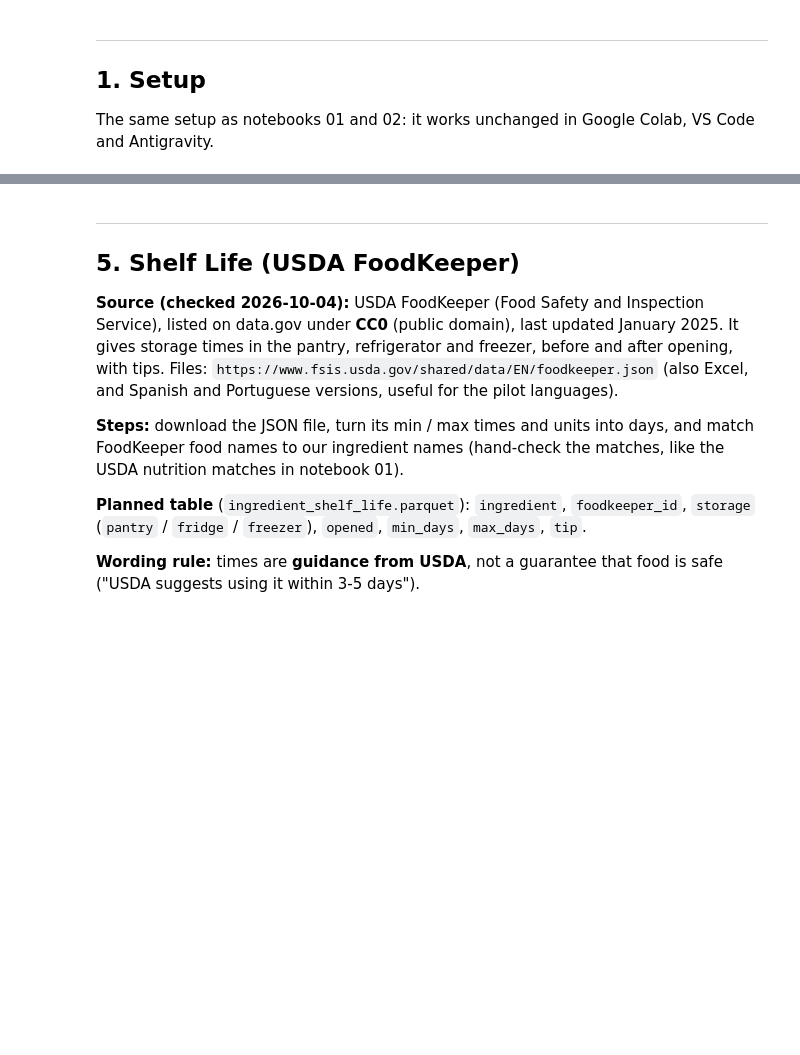
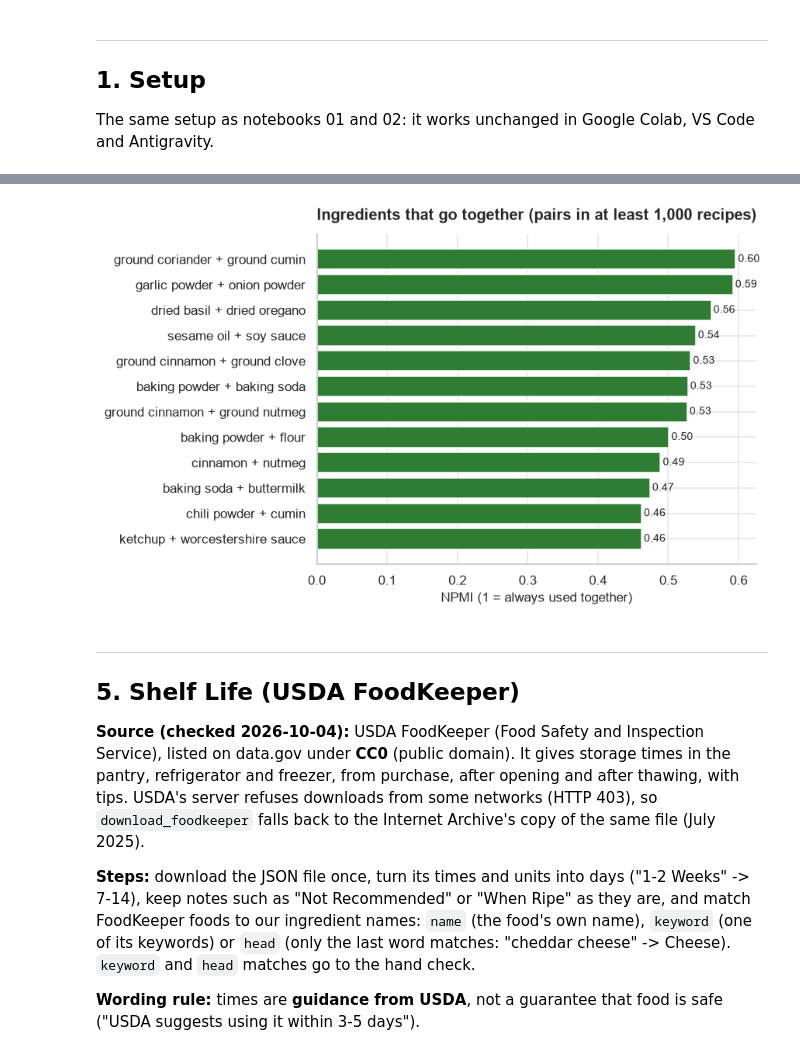
Before and after one commit to Chloe-Tu2/The-EverFlavor-AI, a Jupyter notebook: notebooks/04_ingredient_knowledge.ipynb, the cells around one changed output, grey strips where cells are left out. Drawn from its saved outputs; the diff is of its cells as text; code cells hidden in the pictures; blank space fills up the shorter version.

```diff
--- a/notebooks/04_ingredient_knowledge.ipynb
+++ b/notebooks/04_ingredient_knowledge.ipynb
@@ -137,0 +149,22 @@ else:
+# %%
+import kagglehub
+import matplotlib.pyplot as plt
+
+from everflavor.charts import label_bars, set_chart_style, show_figure
+from everflavor.knowledge import (
+    ALCOHOL_FREE_SWAPS,
+    download_foodkeeper,
+    foodkeeper_table,
+    ingredient_pairings,
+    match_shelf_life,
+    names_in_languages,
+    substitution_effects,
+    substitutions_from_reviews,
+    wikidata_matches,
+)
+
+set_chart_style()
+pd.set_option("display.max_colwidth", 90)
+recipes = pd.read_parquet(ALL_RECIPES_FILE, columns=["recipe_id", "ingredient_list", "cuisine_family", "origin_country"])
+ingredient_counts = pd.Series([i for items in recipes["ingredient_list"] for i in items]).value_counts()
+print(f"{len(recipes):,} recipes, {len(ingredient_counts):,} different ingredient names")
@@ -236,5 +340,9 @@ Only pairs seen in at least a minimum number of recipes are kept, so rare pairs
-# %%
-def ingredient_pairings(recipes: pd.DataFrame, scope_column: str | None = None,
-                        min_recipes: int = 30) -> pd.DataFrame:
-    """PMI of ingredient pairs, overall or within each value of `scope_column`."""
-    raise NotImplementedError("sketch: pairing scores")
+# %%
+PAIR_MIN_RECIPES = 30   # team decision (section 6)
+
+pairings = pd.concat([ingredient_pairings(recipes, None, PAIR_MIN_RECIPES),
+                      ingredient_pairings(recipes, "cuisine_family", PAIR_MIN_RECIPES),
+                      ingredient_pairings(recipes, "origin_country", PAIR_MIN_RECIPES)], ignore_index=True)
+pairings.to_parquet(PAIRINGS_FILE, index=False)
+print(f"Saved {len(pairings):,} scored pairs to {PAIRINGS_FILE}")
+print(pairings.groupby("scope").size().sort_values(ascending=False).head(12).rename("pairs").to_string())
@@ -241,20 +381,28 @@ def ingredient_pairings(recipes: pd.DataFrame, scope_column: str | None = None,
+# %%
+# Chart: the strongest common pairs overall (seen in at least 1,000 recipes)
+common_pairs = pairings[(pairings["scope"] == "all") & (pairings["n_recipes"] >= 1000)].head(12).iloc[::-1]
+fig, ax = plt.subplots(figsize=(8, 5))
+ax.barh(common_pairs["ingredient_a"] + " + " + common_pairs["ingredient_b"], common_pairs["npmi"], color="#2E7D32")
+label_bars(ax, fmt="{:.2f}")
+ax.set_xlabel("NPMI (1 = always used together)")
+ax.set_title("Ingredients that go together (pairs in at least 1,000 recipes)")
+show_figure(fig, "nb04_01_pairings")
+# %% [output]
+[figure, added]
 # %% [markdown]
 ---
 
 ## 5. Shelf Life (USDA FoodKeeper)
 
-**Source (checked 2026-10-04):** USDA FoodKeeper (Food Safety and Inspection Service), listed on
-data.gov under **CC0** (public domain), last updated January 2025. It gives storage times in the
-pantry, refrigerator and freezer, before and after opening, with tips. Files:
-`https://www.fsis.usda.gov/shared/data/EN/foodkeeper.json` (also Excel, and Spanish and Portuguese
-versions, useful for the pilot languages).
+**Source (checked 2026-10-04):** USDA FoodKeeper (Food Safety and Inspection Service), listed on data.gov
+under **CC0** (public domain). It gives storage times in the pantry, refrigerator and freezer, from purchase,
+after opening and after thawing, with tips. USDA's server refuses downloads from some networks (HTTP 403), so
+`download_foodkeeper` falls back to the Internet Archive's copy of the same file (July 2025).
 
-**Steps:** download the JSON file, turn its min / max
-times and units into days, and match FoodKeeper food names to our ingredient names (hand-check the
-matches, like the USDA nutrition matches in notebook 01).
-
-**Planned table** (`ingredient_shelf_life.parquet`): `ingredient`, `foodkeeper_id`, `storage`
-(`pantry` / `fridge` / `freezer`), `opened`, `min_days`, `max_days`, `tip`.
+**Steps:** download the JSON file once, turn its times and units into days ("1-2 Weeks" -> 7-14), keep notes
+such as "Not Recommended" or "When Ripe" as they are, and match FoodKeeper foods to our ingredient names:
+`name` (the food's own name), `keyword` (one of its keywords) or `head` (only the last word matches:
+"cheddar cheese" -> Cheese). `keyword` and `head` matches go to the hand check.
 
 **Wording rule:** times are **guidance from USDA**, not a guarantee that food is safe ("USDA suggests
 using it within 3-5 days").
```
Also changed, not shown: parts of 22 cells of this notebook, 9 other files.
